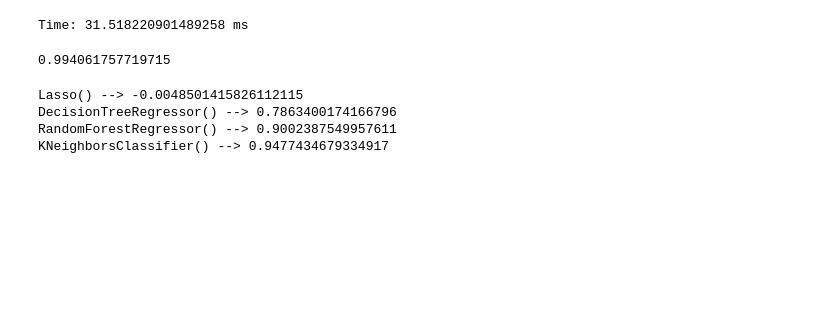
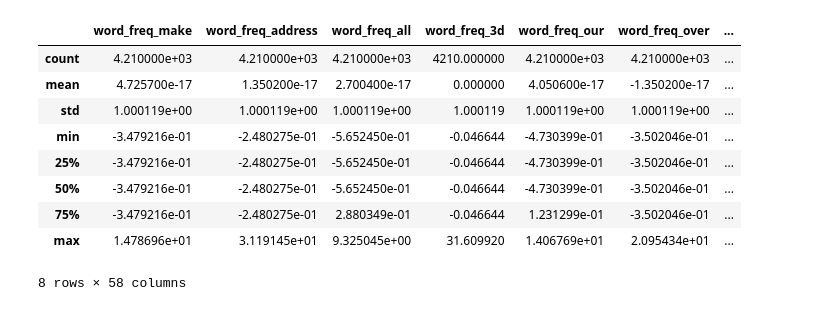
Before and after one commit to oshengeenath/E-mail-spam-detector, a Jupyter notebook: PCA.ipynb, the cells around one changed output. Cells and saved outputs as stored; diff of their text form; code cells hidden in the pictures; blank space fills up the shorter version.

```diff
--- a/PCA.ipynb
+++ b/PCA.ipynb
@@ -129,20 +27,0 @@ x_test_pca.shape
-# %%
-from sklearn.linear_model import LogisticRegression
-model = LogisticRegression(solver='lbfgs', max_iter=1000)
-import time
-
-start = time.time()
-
-model.fit(x_train_pca, y_train_pca)
-
-end = time.time()
-
-print('Time: ' + str((end - start)*1000) + ' ms')
-# %% [output]
-Time: 31.518220901489258 ms
-# %%
-from sklearn.metrics import accuracy_score
-y_pred_pca = model.predict(x_test_pca)
-accuracy_score(y_test_pca, y_pred_pca)
-# %% [output]
-0.994061757719715
@@ -154,21 +28,15 @@ def model_acc(model):
-# %%
-from sklearn.linear_model import Lasso
-lasso = Lasso()
-model_acc(lasso)
-
-from sklearn.tree import DecisionTreeRegressor
-dt = DecisionTreeRegressor()
-model_acc(dt)
-
-from sklearn.ensemble import RandomForestRegressor
-rf = RandomForestRegressor()
-model_acc(rf)
-
-from sklearn.neighbors import KNeighborsClassifier
-rf =KNeighborsClassifier()
-model_acc(rf)
-# %% [output]
-Lasso() --> -0.0048501415826112115
-DecisionTreeRegressor() --> 0.7863400174166796
-RandomForestRegressor() --> 0.9002387549957611
-KNeighborsClassifier() --> 0.9477434679334917
+# %%
+new_data=pd.DataFrame(data=scaled_data, columns= dataSet.columns)
+# %%
+new_data.describe()
+# %% [output]
+|  | word_freq_make | word_freq_address | word_freq_all | word_freq_3d | word_freq_our | word_freq_over | ... |
+| count | 4.210000e+03 | 4.210000e+03 | 4.210000e+03 | 4210.000000 | 4.210000e+03 | 4.210000e+03 | ... |
+| mean | 4.725700e-17 | 1.350200e-17 | 2.700400e-17 | 0.000000 | 4.050600e-17 | -1.350200e-17 | ... |
+| std | 1.000119e+00 | 1.000119e+00 | 1.000119e+00 | 1.000119 | 1.000119e+00 | 1.000119e+00 | ... |
+| min | -3.479216e-01 | -2.480275e-01 | -5.652450e-01 | -0.046644 | -4.730399e-01 | -3.502046e-01 | ... |
+| 25% | -3.479216e-01 | -2.480275e-01 | -5.652450e-01 | -0.046644 | -4.730399e-01 | -3.502046e-01 | ... |
+| 50% | -3.479216e-01 | -2.480275e-01 | -5.652450e-01 | -0.046644 | -4.730399e-01 | -3.502046e-01 | ... |
+| 75% | -3.479216e-01 | -2.480275e-01 | 2.880349e-01 | -0.046644 | 1.231299e-01 | -3.502046e-01 | ... |
+| max | 1.478696e+01 | 3.119145e+01 | 9.325045e+00 | 31.609920 | 1.406769e+01 | 2.095434e+01 | ... |
+8 rows × 58 columns
```
Also changed, not shown: parts of 48 cells of this notebook, 6 other files.
